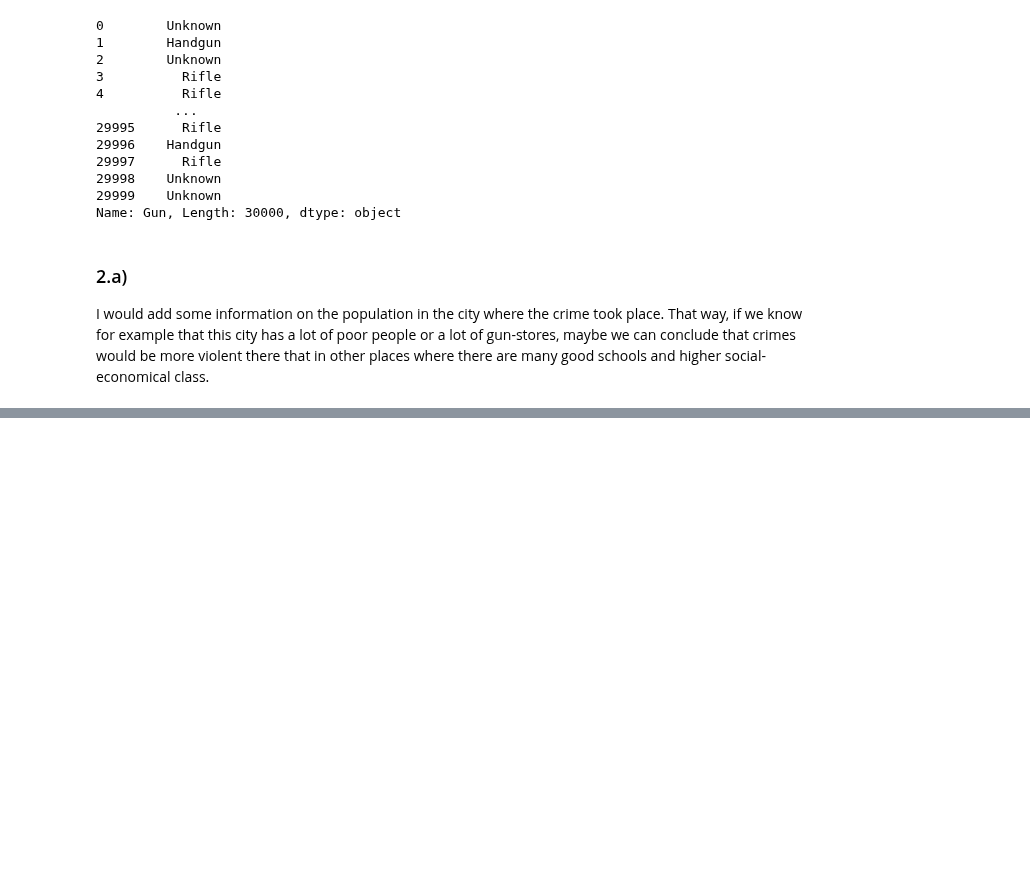
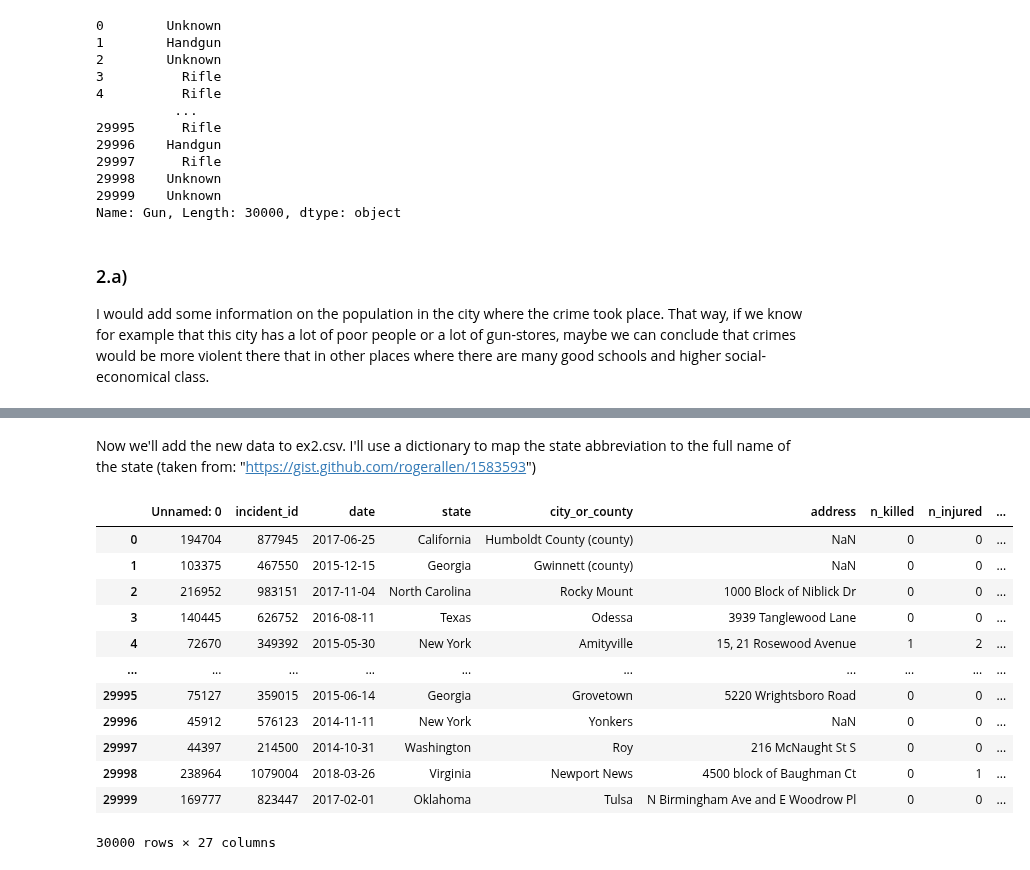
Before and after one commit to razbareli/Applied-Competitive-Lab-in-Data-Science-67818, a Jupyter notebook: week2/sol2.ipynb, the cells around one changed output, grey strips where cells are left out. Drawn from its saved outputs; the diff is of its cells as text; code cells hidden in the pictures; blank space fills up the shorter version.

```diff
--- a/week2/sol2.ipynb
+++ b/week2/sol2.ipynb
@@ -226,0 +219,5 @@ income.head()
+# %%
+df = pd.read_csv("county_facts.csv")
+df = df[['state_abbreviation', 'INC110213']]
+yearly_income = df.groupby(['state_abbreviation']).mean().astype(int)
+yearly_income.reset_index()
@@ -226,0 +244,5 @@ income.head()
+# %%
+state_to_income = {}
+for index, row in yearly_income.reset_index().iterrows():
+    state_to_income[row[0]] = row[1]
+state_to_income
@@ -226,0 +267,2 @@ income.head()
+# %% [markdown]
+Now we'll add the new data to ex2.csv. I'll use a dictionary to map the state abbreviation to the full name of the state (taken from: "https://gist.github.com/rogerallen/1583593")
@@ -226,0 +330,21 @@ income.head()
+# %%
+def map_state_to_income(x):
+    return state_to_income[us_state_to_abbrev[x]]
+# %%
+df['yearly_income'] = df['state']
+df['yearly_income'] = df['yearly_income'].apply(map_state_to_income)
+df
+# %% [output]
+|  | Unnamed: 0 | incident_id | date | state | city_or_county | address | n_killed | n_injured | ... |
+| 0 | 194704 | 877945 | 2017-06-25 | California | Humboldt County (county) | NaN | 0 | 0 | ... |
+| 1 | 103375 | 467550 | 2015-12-15 | Georgia | Gwinnett (county) | NaN | 0 | 0 | ... |
+| 2 | 216952 | 983151 | 2017-11-04 | North Carolina | Rocky Mount | 1000 Block of Niblick Dr | 0 | 0 | ... |
+| 3 | 140445 | 626752 | 2016-08-11 | Texas | Odessa | 3939 Tanglewood Lane | 0 | 0 | ... |
+| 4 | 72670 | 349392 | 2015-05-30 | New York | Amityville | 15, 21 Rosewood Avenue | 1 | 2 | ... |
+| ... | ... | ... | ... | ... | ... | ... | ... | ... | ... |
+| 29995 | 75127 | 359015 | 2015-06-14 | Georgia | Grovetown | 5220 Wrightsboro Road | 0 | 0 | ... |
+| 29996 | 45912 | 576123 | 2014-11-11 | New York | Yonkers | NaN | 0 | 0 | ... |
+| 29997 | 44397 | 214500 | 2014-10-31 | Washington | Roy | 216 McNaught St S | 0 | 0 | ... |
+| 29998 | 238964 | 1079004 | 2018-03-26 | Virginia | Newport News | 4500 block of Baughman Ct | 0 | 1 | ... |
+| 29999 | 169777 | 823447 | 2017-02-01 | Oklahoma | Tulsa | N Birmingham Ave and E Woodrow Pl | 0 | 0 | ... |
+30000 rows × 27 columns
```
Also changed, not shown: parts of 12 cells of this notebook.
